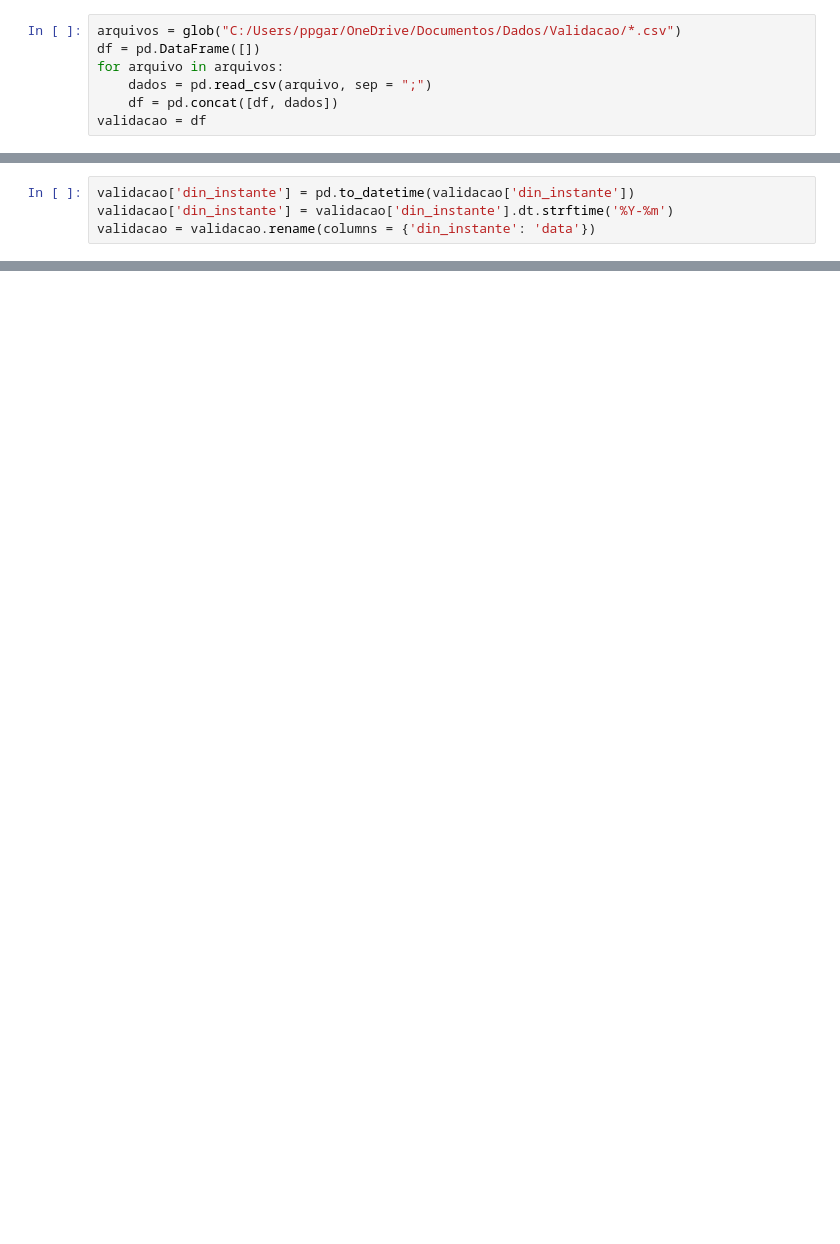
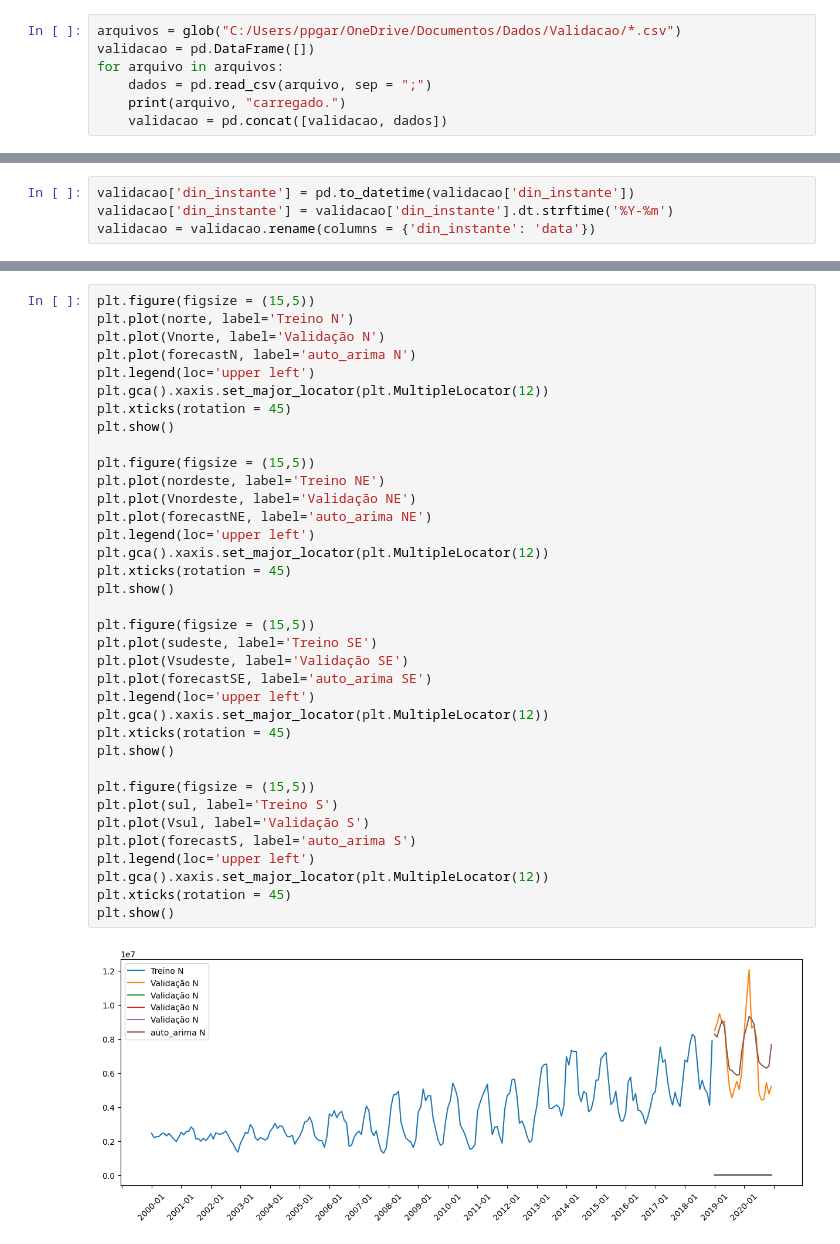
Before and after one commit to ppbgarcia/bootcamp20241, a Jupyter notebook: eda.ipynb, the cells around one changed output, grey strips where cells are left out. Saved outputs shown, nothing was run; the diff lists cells and outputs as text; blank space fills up the shorter version.

```diff
--- a/eda.ipynb
+++ b/eda.ipynb
@@ -104,7 +147,7 @@ plt.show()
 # %%
 arquivos = glob("C:/Users/ppgar/OneDrive/Documentos/Dados/Validacao/*.csv")
-df = pd.DataFrame([])
+validacao = pd.DataFrame([])
 for arquivo in arquivos:
     dados = pd.read_csv(arquivo, sep = ";")
-    df = pd.concat([df, dados])
-validacao = df
+    print(arquivo, "carregado.")
+    validacao = pd.concat([validacao, dados])
@@ -139,0 +226,38 @@ plt.show()
+# %%
+plt.figure(figsize = (15,5))
+plt.plot(norte, label='Treino N')
+plt.plot(Vnorte, label='Validação N')
+plt.plot(forecastN, label='auto_arima N')
+plt.legend(loc='upper left')
+plt.gca().xaxis.set_major_locator(plt.MultipleLocator(12))
+plt.xticks(rotation = 45)
+plt.show()
+
+plt.figure(figsize = (15,5))
+plt.plot(nordeste, label='Treino NE')
+plt.plot(Vnordeste, label='Validação NE')
+plt.plot(forecastNE, label='auto_arima NE')
+plt.legend(loc='upper left')
+plt.gca().xaxis.set_major_locator(plt.MultipleLocator(12))
+plt.xticks(rotation = 45)
+plt.show()
+
+plt.figure(figsize = (15,5))
+plt.plot(sudeste, label='Treino SE')
+plt.plot(Vsudeste, label='Validação SE')
+plt.plot(forecastSE, label='auto_arima SE')
+plt.legend(loc='upper left')
+plt.gca().xaxis.set_major_locator(plt.MultipleLocator(12))
+plt.xticks(rotation = 45)
+plt.show()
+
+plt.figure(figsize = (15,5))
+plt.plot(sul, label='Treino S')
+plt.plot(Vsul, label='Validação S')
+plt.plot(forecastS, label='auto_arima S')
+plt.legend(loc='upper left')
+plt.gca().xaxis.set_major_locator(plt.MultipleLocator(12))
+plt.xticks(rotation = 45)
+plt.show()
+# %% [output]
+[figure, added]
```
Also changed, not shown: parts of 35 cells of this notebook.
